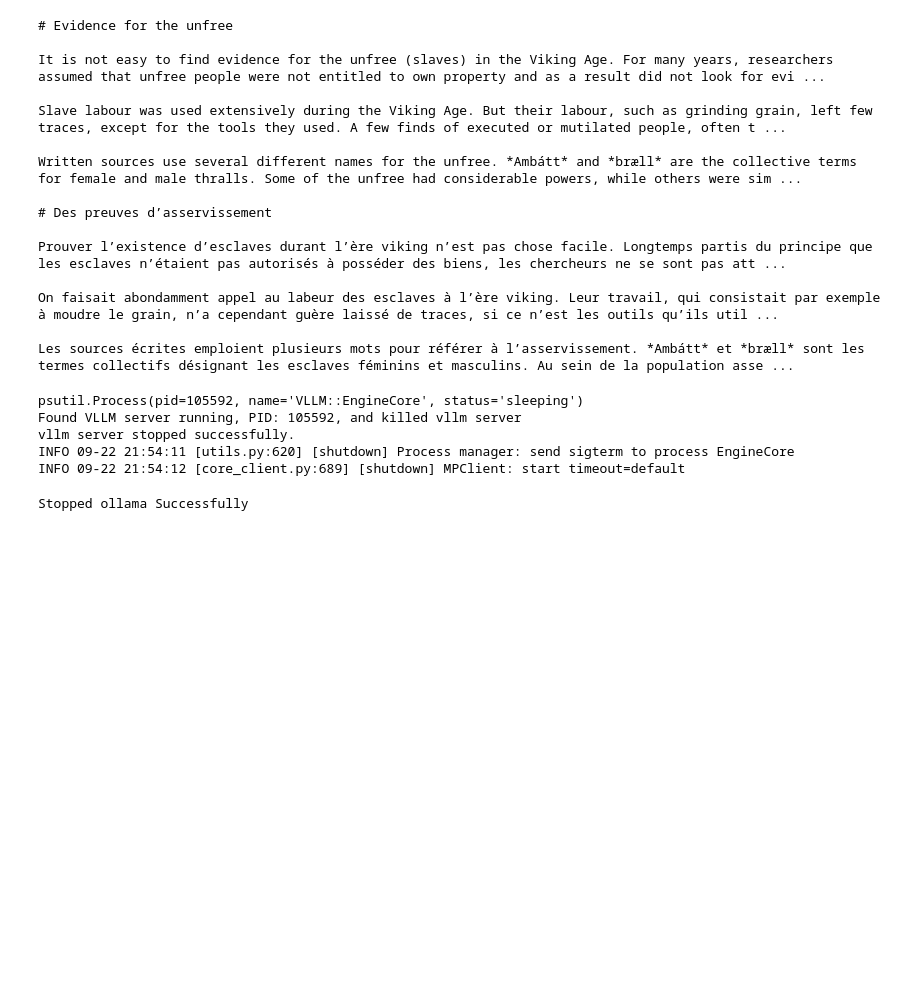
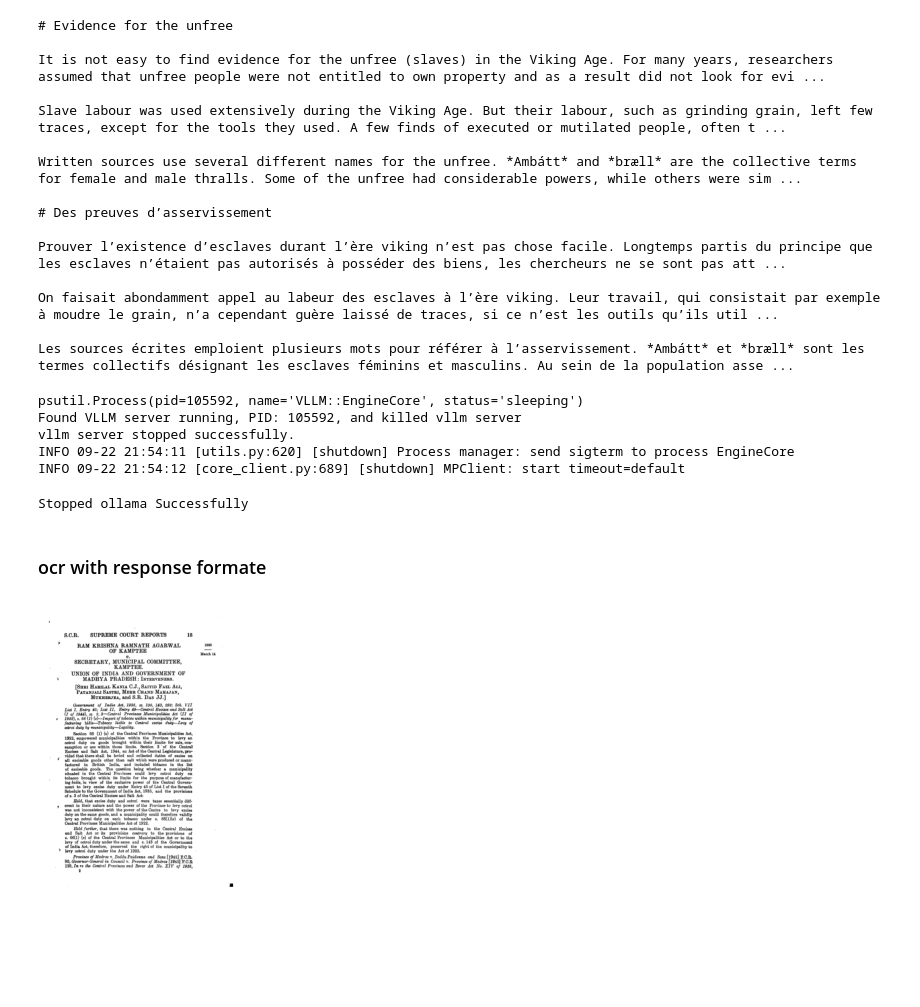
Before and after one commit to Raja-Vignesh7/LLM-practice, a Jupyter notebook: vllm_practice.ipynb, the cells around one changed output. Drawn from its saved outputs; the diff is of its cells as text; code cells hidden in the pictures; blank space fills up the shorter version.

```diff
--- a/vllm_practice.ipynb
+++ b/vllm_practice.ipynb
@@ -587,3 +581,5 @@ INFO 09-22 21:54:12 [core_client.py:689] [shutdown] MPClient: start timeout=defa
 stop_ollama('deepseek-r1:8b')
 # %% [output]
 Stopped ollama Successfully
+# %% [markdown]
+### ocr with response formate
@@ -589,0 +601,40 @@ Stopped ollama Successfully
+# %%
+import ollama
+import pymupdf
+
+
+def read_file(pdf_path):
+    # Open the PDF document
+    doc = pymupdf.open(pdf_path)
+
+    # Iterate over every page
+    for page_num in range(len(doc)):
+        page = doc[page_num]
+
+        # Render the page into a pixel map (image)
+        pix = page.get_pixmap()
+        yield pix
+
+    # Close the document
+    doc.close()
+
+
+
+PDF_PATH = "rag practice/inputs/pdf/sample.pdf"
+doc = read_file(PDF_PATH)
+# %%
+import numpy as np
+import matplotlib.pyplot as plt
+
+# Get the pixmap from your generator
+img = next(doc)
+
+# Convert pixmap samples to a NumPy array
+img_array = np.frombuffer(img.samples, dtype=np.uint8).reshape(img.h, img.w, img.n)
+
+# Display with matplotlib
+plt.imshow(img_array)
+plt.axis("off")  # Optional: hides axis ticks
+plt.show()
+# %% [output]
+[figure, added]
```
Also changed, not shown: parts of 10 cells of this notebook.
